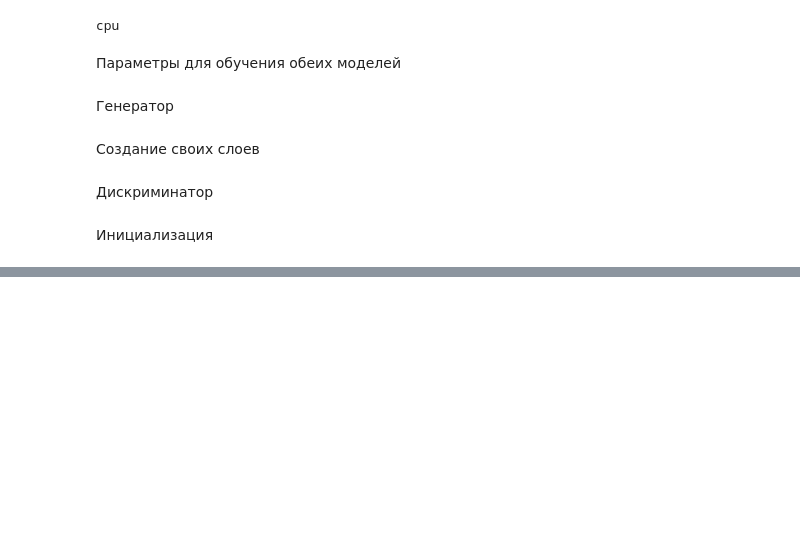
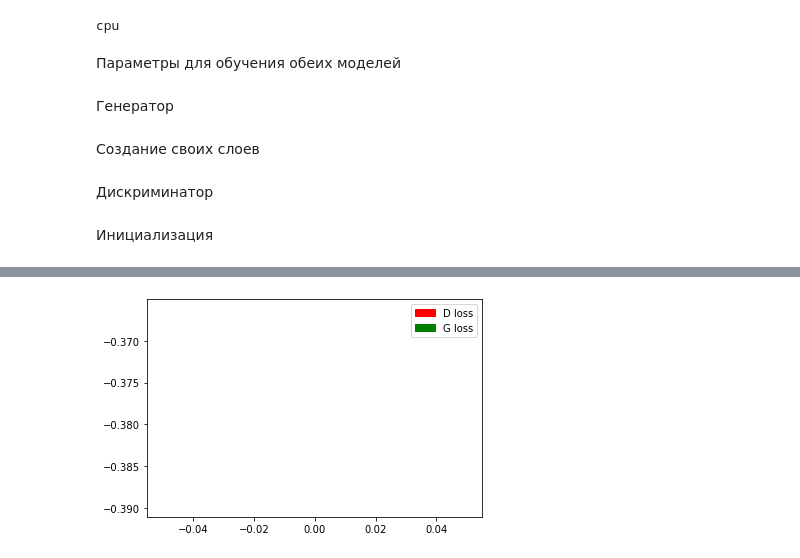
Before and after one commit to AndreyU123/PyTorch_framework_for_developing_artificial_neural_networks, a Jupyter notebook: Lesson3/Ukladnikov_Andrey_Lesson3.ipynb, the cells around one changed output, grey strips where cells are left out. Saved outputs shown, nothing was run; the diff lists cells and outputs as text; code cells hidden in the pictures; blank space fills up the shorter version.

```diff
--- a/Lesson3/Ukladnikov_Andrey_Lesson3.ipynb
+++ b/Lesson3/Ukladnikov_Andrey_Lesson3.ipynb
@@ -241,0 +448,79 @@ torch.save(generator.state_dict(), "vanilla_gan2.pth")
+# %%
+d_loss_history = []
+g_loss_history = []
+# %%
+
+# ----------
+#  Training
+# ----------
+
+for epoch in range(opt.n_epochs):
+    for i, (imgs, _) in enumerate(mnist_loader):
+
+        # Adversarial ground truths
+        valid = Variable(Tensor(imgs.shape[0], 1).fill_(1.0), requires_grad=False)
+        fake = Variable(Tensor(imgs.shape[0], 1).fill_(0.0), requires_grad=False)
+
+        # Configure input
+        real_imgs = Variable(imgs.type(Tensor))
+
+        # -----------------
+        #  Train Generator
+        # -----------------
+
+        optimizer_G.zero_grad()
+
+        # Sample noise as generator input
+        z = Variable(Tensor(np.random.normal(0, 1, (imgs.shape[0], opt.latent_dim))))
+
+        # Generate a batch of images
+        gen_imgs = generator(z)
+
+        # Loss measures generator's ability to fool the discriminator
+        g_loss = adversarial_loss(discriminator(gen_imgs), valid)
+
+        g_loss.backward()
+        optimizer_G.step()
+
+        # ---------------------
+        #  Train Discriminator
+        # ---------------------
+
+        optimizer_D.zero_grad()
+
+        # Measure discriminator's ability to classify real from generated samples
+        real_loss = adversarial_loss(discriminator(real_imgs), valid)
+        fake_loss = adversarial_loss(discriminator(gen_imgs.detach()), fake)
+        d_loss = (real_loss + fake_loss) / 2
+
+        # Calculate gradient penalty
+        gradient_penalty = compute_gradient_penalty(discriminator, real_imgs.data)
+        gradient_penalty.backward()
+
+        optimizer_D.step()
+
+
+        batches_done = epoch * len(mnist_loader) + i
+        if batches_done % opt.sample_interval == 0:
+
+            plt.clf()
+            print("[Epoch %d/%d] [Batch %d/%d] [D loss: %f] [G loss: %f]" % (epoch, opt.n_epochs, i, len(mnist_loader), d_loss.item(), g_loss.item()))
+            #display.clear_output(wait=False)
+            #sample_image(gen_imgs)
+
+
+            display.display(plt.gcf())
+
+            d_loss_history.append(d_loss.item())
+            g_loss_history.append(g_loss.item())
+
+            plt.plot(np.log(np.array(d_loss_history)), label='D loss', color = 'red')
+            plt.plot(np.log(np.array(g_loss_history)), label='G loss', color = 'green')
+            plt.legend(handles=[red_patch, green_patch])
+            plt.show()
+
+
+
+
+    save_image(gen_imgs.data, "images/%d.png" % epoch, nrow=int(math.sqrt(opt.batch_size)), normalize=True)
+# %% [output]
@@ -241,0 +529 @@ torch.save(generator.state_dict(), "vanilla_gan2.pth")
+[figure, added]
```
Also changed, not shown: parts of 20 cells of this notebook.
